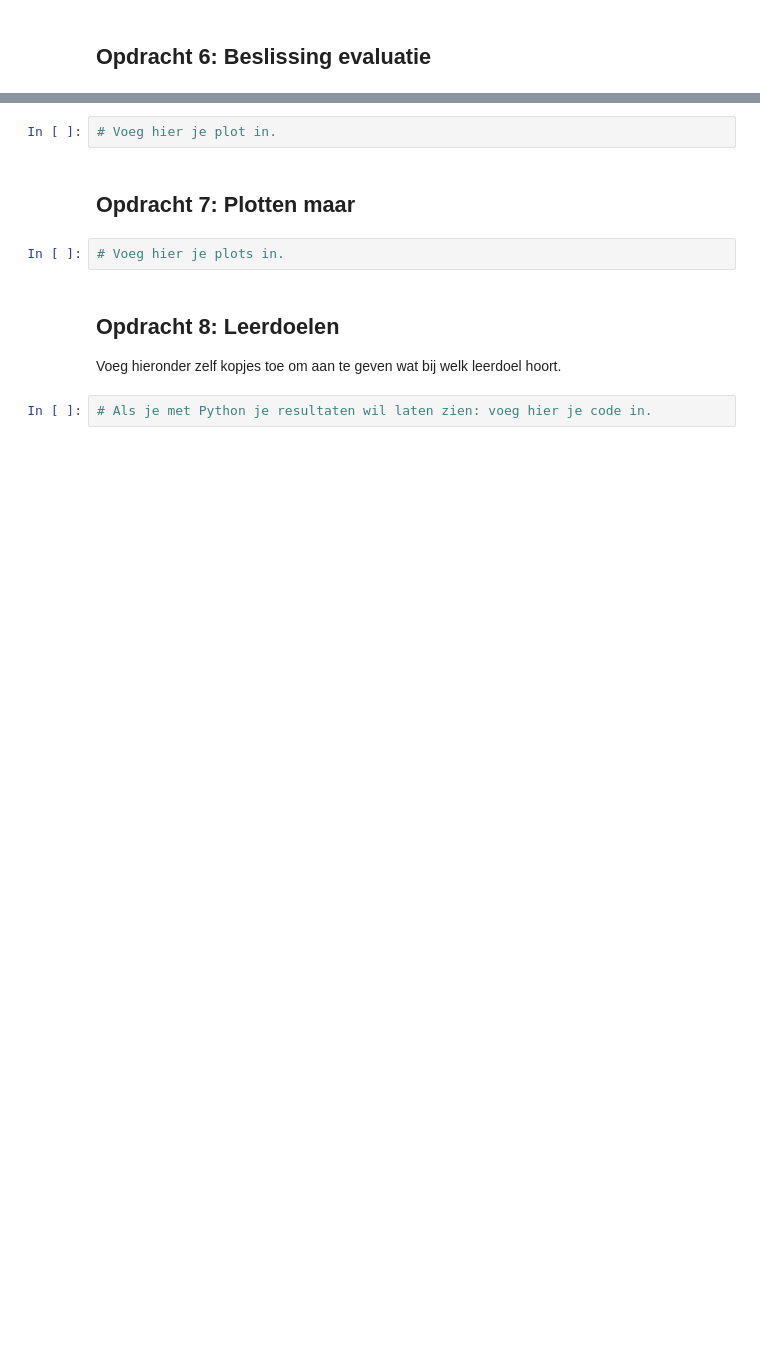
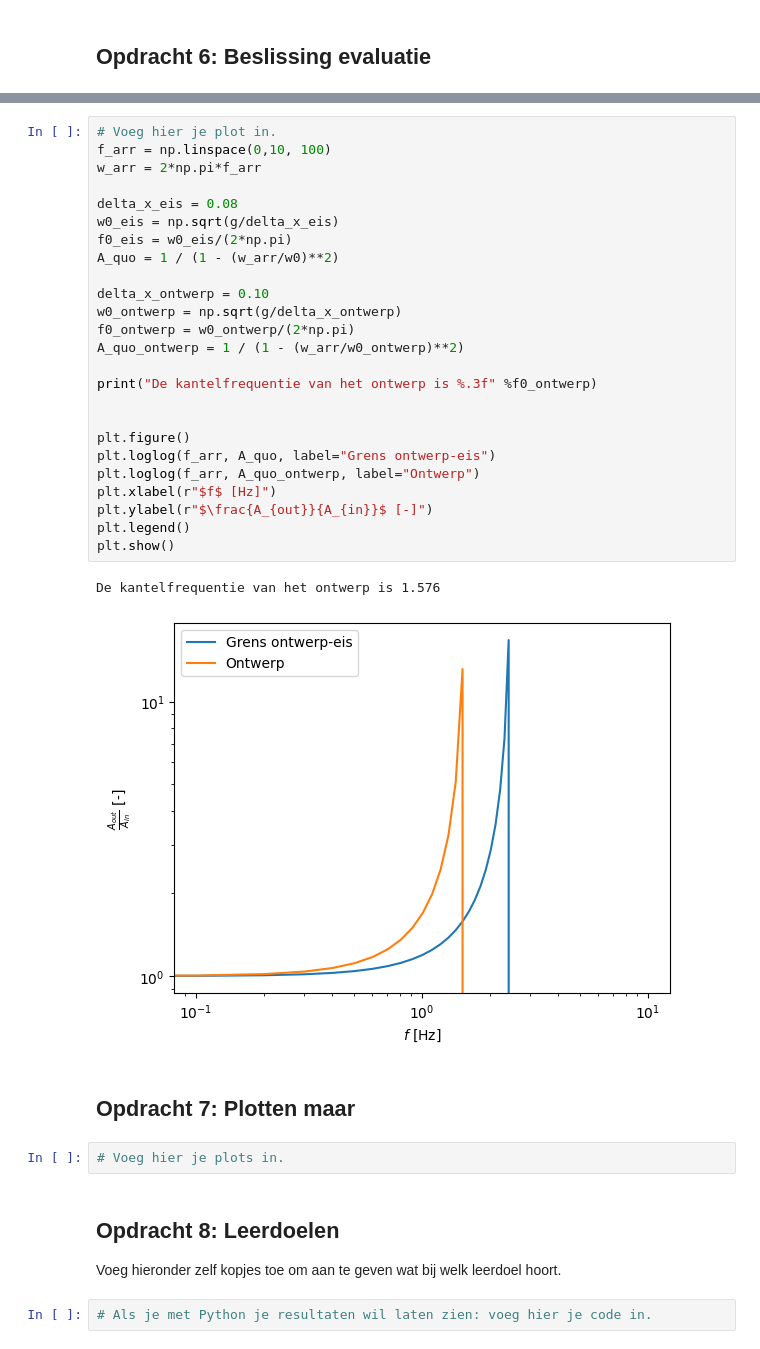
Before and after one commit to thaak123/THAAK-opdrachten-DEF-D, a Jupyter notebook: FysiekeOntwerpopdrachten/5MaakEenOpstellingTrillingsvrij/Ontwerpopdracht5MaakEenOpstellingTrillingsvrijInvulTemplate.ipynb, the cells around one changed output, grey strips where cells are left out. Saved outputs shown, nothing was run; the diff lists cells and outputs as text; blank space fills up the shorter version.

Commit message:
Schets af en check van ontwerp

```diff
--- a/FysiekeOntwerpopdrachten/5MaakEenOpstellingTrillingsvrij/Ontwerpopdracht5MaakEenOpstellingTrillingsvrijInvulTemplate.ipynb
+++ b/FysiekeOntwerpopdrachten/5MaakEenOpstellingTrillingsvrij/Ontwerpopdracht5MaakEenOpstellingTrillingsvrijInvulTemplate.ipynb
@@ -150,6 +153,32 @@ Deze grafiek heb je later weer nodig om je gemeten punten aan toe te voegen. Ga
 Als je hier negatief geantwoord hebt, kopieer onder deze cel dan alle cellen van Synthese tot en met Evaluation & decision en doorloop dat deel van het ontwerp proces nogmaals.
 # %%
 # Voeg hier je plot in.
+f_arr = np.linspace(0,10, 100)
+w_arr = 2*np.pi*f_arr
+
+delta_x_eis = 0.08
+w0_eis = np.sqrt(g/delta_x_eis)
+f0_eis = w0_eis/(2*np.pi)
+A_quo = 1 / (1 - (w_arr/w0)**2)
+
+delta_x_ontwerp = 0.10
+w0_ontwerp = np.sqrt(g/delta_x_ontwerp)
+f0_ontwerp = w0_ontwerp/(2*np.pi)
+A_quo_ontwerp = 1 / (1 - (w_arr/w0_ontwerp)**2)
+
+print("De kantelfrequentie van het ontwerp is %.3f" %f0_ontwerp)
+
+
+plt.figure()
+plt.loglog(f_arr, A_quo, label="Grens ontwerp-eis")
+plt.loglog(f_arr, A_quo_ontwerp, label="Ontwerp")
+plt.xlabel(r"$f$ [Hz]")
+plt.ylabel(r"$\frac{A_{out}}{A_{in}}$ [-]")
+plt.legend()
+plt.show()
+# %% [output]
+De kantelfrequentie van het ontwerp is 1.576
+[figure, added]
 # %% [markdown]
 ## Opdracht 7: Plotten maar
 # %%
```
Also changed, not shown: parts of 1 cell of this notebook.
